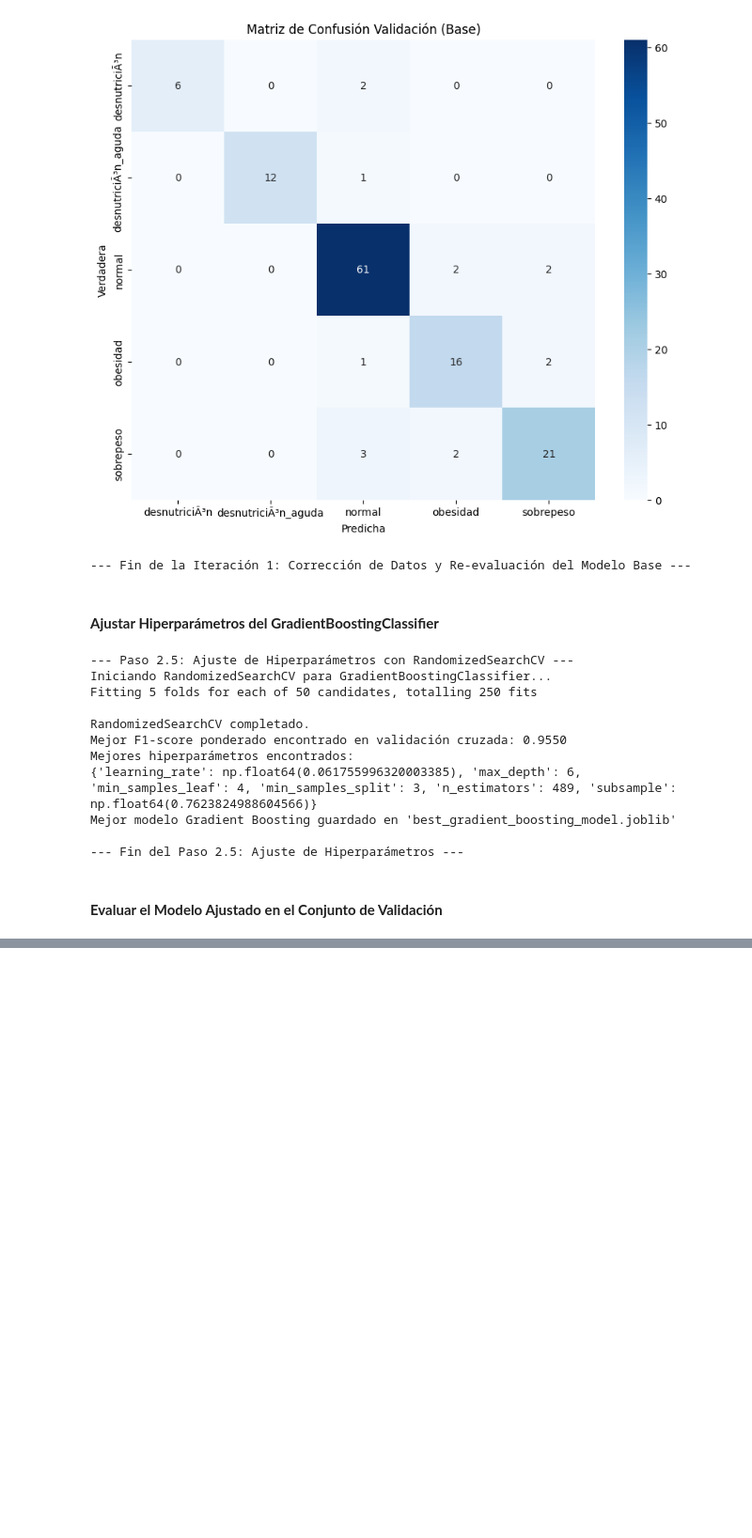
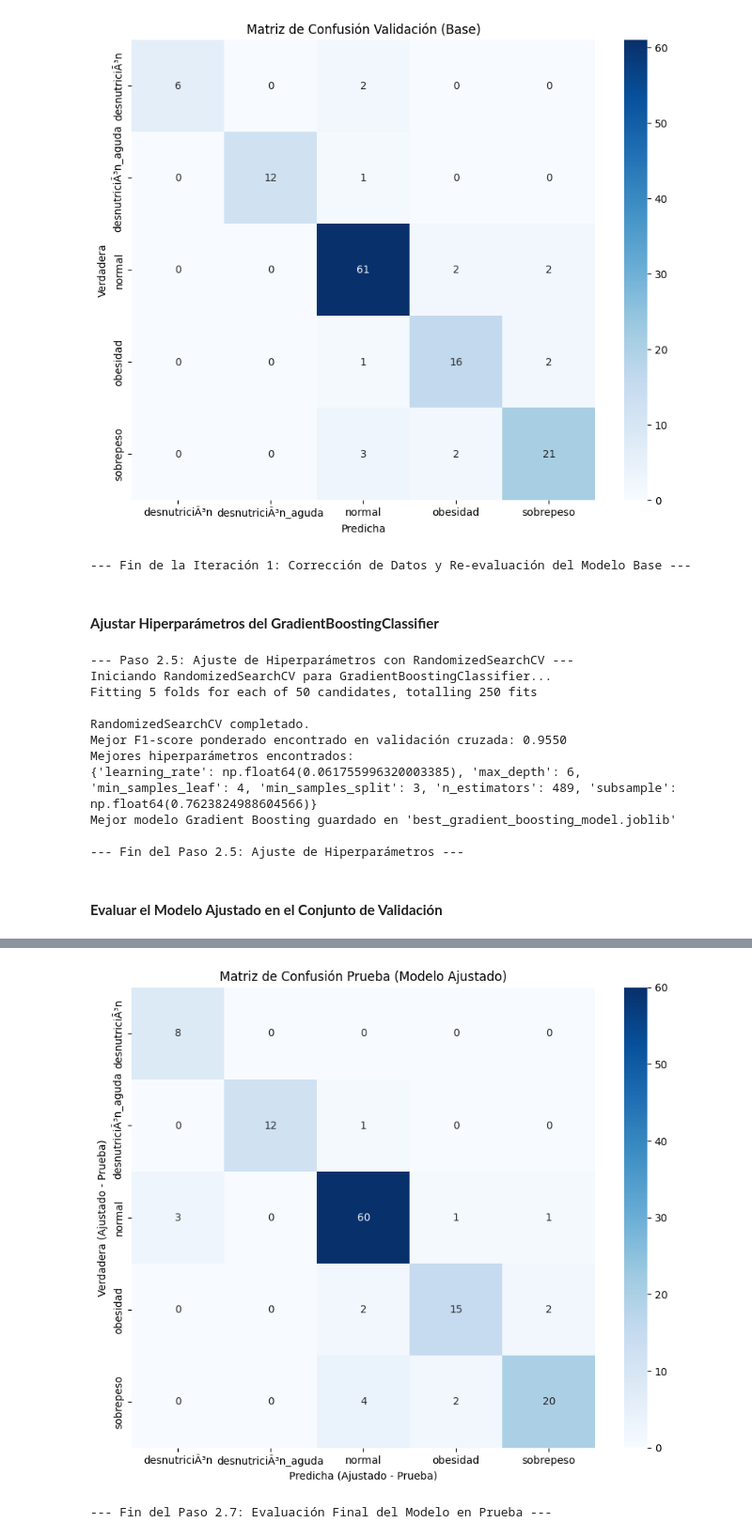
Before and after one commit to SantiagoQP31/AS-ia_nutricion, a Jupyter notebook: ml_workspace/nutrition_status_model_training.ipynb, the cells around one changed output, grey strips where cells are left out. Shown at 94% size. Drawn from its saved outputs; the diff is of its cells as text; code cells hidden in the pictures; blank space fills up the shorter version.

Commit message:
Update: Modelo Probado en datos de prueba que nunca antes había visto. Las predicciones fueron buenas, con un 88% aproximadamente de precisión. Respondió bien el modelo.

```diff
--- a/ml_workspace/nutrition_status_model_training.ipynb
+++ b/ml_workspace/nutrition_status_model_training.ipynb
@@ -1376,0 +1399,77 @@ print("\n--- Fin del Paso 2.6: Evaluación del Modelo Ajustado en Validación --
+# %%
+import joblib
+
+print("\n--- Paso 2.7: Evaluación Final del Modelo Ajustado en el Conjunto de Prueba ---")
+
+# Asegurarse de que X_test e y_test_to_use están listos y no vacíos
+if 'X_test' not in locals() or X_test.empty or \
+   'y_test_to_use' not in locals() or (hasattr(y_test_to_use, 'shape') and y_test_to_use.shape[0] == 0):
+    raise ValueError("X_test o y_test_to_use no están definidos o están vacíos. Revisa los pasos anteriores.")
+
+# Preparar y_test_for_eval (asegurando que es un array NumPy 1D sin NaNs)
+y_test_for_eval = None
+if isinstance(y_test_to_use, np.ndarray): # Si ya es ndarray (ej. de LabelEncoder o .values)
+    y_test_for_eval = y_test_to_use
+else: # Si no, intenta convertir (esto es un fallback, debería ser ndarray ya)
+    try: y_test_for_eval = np.array(y_test_to_use)
+    except: raise TypeError(f"y_test_to_use no es compatible. Tipo: {type(y_test_to_use)}")
+
+if hasattr(y_test_for_eval, 'ndim') and y_test_for_eval.ndim > 1: y_test_for_eval = y_test_for_eval.ravel()
+if np.isnan(y_test_for_eval).any(): raise ValueError("y_test_for_eval contiene NaNs después de la preparación.")
+
+
+if X_test.shape[0] != y_test_for_eval.shape[0]:
+    raise ValueError(f"Discrepancia FINAL en el número de muestras entre X_test ({X_test.shape[0]}) y y_test_for_eval ({y_test_for_eval.shape[0]}).")
+
+
+if 'best_gb_model_tuned' not in locals():
+    # Intenta cargar el modelo si no está en memoria
+    try:
+        best_gb_model_tuned = joblib.load('best_gradient_boosting_model.joblib')
+        print("Mejor modelo ajustado cargado desde 'best_gradient_boosting_model.joblib'")
+    except FileNotFoundError:
+        print("ERROR: 'best_gradient_boosting_model.joblib' no encontrado y 'best_gb_model_tuned' no está en memoria.")
+        raise
+    except NameError as ne: # Captura el NameError si joblib no se importó y no se puede cargar
+        print(f"ERROR: {ne}")
+        raise
+
+
+print("\nRealizando predicciones con el modelo ajustado en el conjunto de PRUEBA...")
+try:
+    y_pred_test_tuned = best_gb_model_tuned.predict(X_test)
+except Exception as e:
+    print(f"Error durante la predicción en el conjunto de prueba: {e}")
+    raise
+
+print("\nEvaluación del modelo AJUSTADO en el conjunto de PRUEBA:")
+accuracy_test_tuned = accuracy_score(y_test_for_eval, y_pred_test_tuned)
+print(f"Accuracy en PRUEBA (ajustado): {accuracy_test_tuned:.4f}")
+
+print("\nReporte de Clasificación en PRUEBA (ajustado):")
+# Asumimos que label_encoder_y está disponible desde el Paso 2.Iter1.2
+target_names_final_test = label_encoder_y.classes_ if 'label_encoder_y' in locals() and label_encoder_y and hasattr(label_encoder_y, 'classes_') else None
+report_tuned_test = classification_report(
+    y_test_for_eval,
+    y_pred_test_tuned,
+    target_names=target_names_final_test,
+    zero_division=0
+)
+print(report_tuned_test)
+
+print("\nMatriz de Confusión en PRUEBA (ajustado):")
+conf_matrix_tuned_test = confusion_matrix(y_test_for_eval, y_pred_test_tuned)
+print(conf_matrix_tuned_test)
+
+# Visualización opcional
+if target_names_final_test is not None:
+    plt.figure(figsize=(10, 8))
+    sns.heatmap(conf_matrix_tuned_test, annot=True, fmt='d', cmap='Blues',
+                xticklabels=target_names_final_test, yticklabels=target_names_final_test)
+    plt.xlabel('Predicha (Ajustado - Prueba)')
+    plt.ylabel('Verdadera (Ajustado - Prueba)')
+    plt.title('Matriz de Confusión Prueba (Modelo Ajustado)')
+    plt.show()
+
+print("\n--- Fin del Paso 2.7: Evaluación Final del Modelo en Prueba ---")
+# %% [output]
@@ -1376,0 +1493,2 @@ print("\n--- Fin del Paso 2.6: Evaluación del Modelo Ajustado en Validación --
+[figure, added]
+--- Fin del Paso 2.7: Evaluación Final del Modelo en Prueba ---
```
Also changed, not shown: parts of 3 cells of this notebook.
